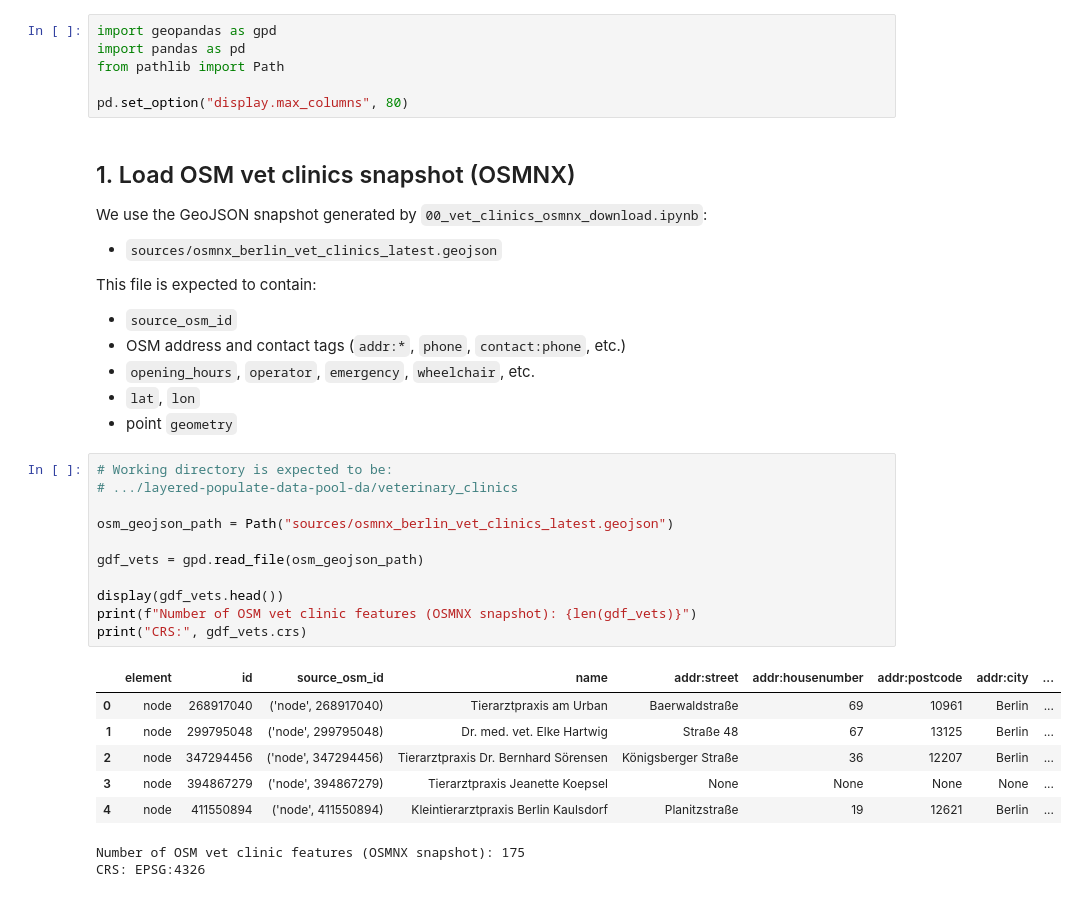
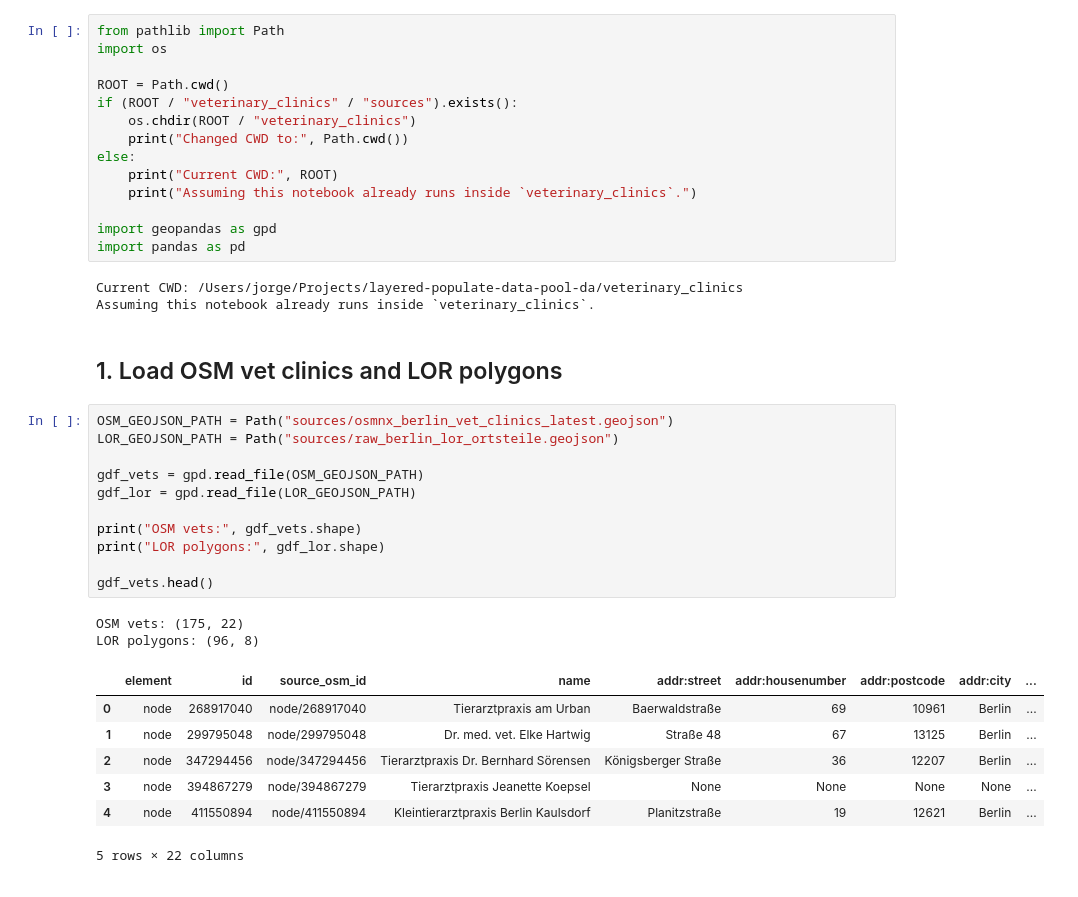
Before and after one commit to Nigar1209/berlin-poi-osm-pipeline, a Jupyter notebook: veterinary_clinics/01_vet_clinics_osm_lor_join.ipynb, the cells around one changed output. Drawn from its saved outputs; the diff is of its cells as text.

```diff
--- a/veterinary_clinics/01_vet_clinics_osm_lor_join.ipynb
+++ b/veterinary_clinics/01_vet_clinics_osm_lor_join.ipynb
@@ -16,41 +13,41 @@ The output is an intermediate **v0 dataset** that:
 # %%
+from pathlib import Path
+import os
+
+ROOT = Path.cwd()
+if (ROOT / "veterinary_clinics" / "sources").exists():
+    os.chdir(ROOT / "veterinary_clinics")
+    print("Changed CWD to:", Path.cwd())
+else:
+    print("Current CWD:", ROOT)
+    print("Assuming this notebook already runs inside `veterinary_clinics`.")
+
 import geopandas as gpd
 import pandas as pd
-from pathlib import Path
-
-pd.set_option("display.max_columns", 80)
+# %% [output]
+Current CWD: /Users/jorge/Projects/layered-populate-data-pool-da/veterinary_clinics
+Assuming this notebook already runs inside `veterinary_clinics`.
 # %% [markdown]
-## 1. Load OSM vet clinics snapshot (OSMNX)
-
-We use the GeoJSON snapshot generated by
-`00_vet_clinics_osmnx_download.ipynb`:
-
-- `sources/osmnx_berlin_vet_clinics_latest.geojson`
-
-This file is expected to contain:
-- `source_osm_id`
-- OSM address and contact tags (`addr:*`, `phone`, `contact:phone`, etc.)
-- `opening_hours`, `operator`, `emergency`, `wheelchair`, etc.
-- `lat`, `lon`
-- point `geometry`
+## 1. Load OSM vet clinics and LOR polygons
 # %%
-# Working directory is expected to be:
-# .../layered-populate-data-pool-da/veterinary_clinics
+OSM_GEOJSON_PATH = Path("sources/osmnx_berlin_vet_clinics_latest.geojson")
+LOR_GEOJSON_PATH = Path("sources/raw_berlin_lor_ortsteile.geojson")
 
-osm_geojson_path = Path("sources/osmnx_berlin_vet_clinics_latest.geojson")
+gdf_vets = gpd.read_file(OSM_GEOJSON_PATH)
+gdf_lor = gpd.read_file(LOR_GEOJSON_PATH)
 
-gdf_vets = gpd.read_file(osm_geojson_path)
+print("OSM vets:", gdf_vets.shape)
+print("LOR polygons:", gdf_lor.shape)
 
-display(gdf_vets.head())
-print(f"Number of OSM vet clinic features (OSMNX snapshot): {len(gdf_vets)}")
-print("CRS:", gdf_vets.crs)
+gdf_vets.head()
 # %% [output]
+OSM vets: (175, 22)
+LOR polygons: (96, 8)
 |  | element | id | source_osm_id | name | addr:street | addr:housenumber | addr:postcode | addr:city | ... |
-| 0 | node | 268917040 | ('node', 268917040) | Tierarztpraxis am Urban | Baerwaldstraße | 69 | 10961 | Berlin | ... |
-| 1 | node | 299795048 | ('node', 299795048) | Dr. med. vet. Elke Hartwig | Straße 48 | 67 | 13125 | Berlin | ... |
-| 2 | node | 347294456 | ('node', 347294456) | Tierarztpraxis Dr. Bernhard Sörensen | Königsberger Straße | 36 | 12207 | Berlin | ... |
-| 3 | node | 394867279 | ('node', 394867279) | Tierarztpraxis Jeanette Koepsel | None | None | None | None | ... |
-| 4 | node | 411550894 | ('node', 411550894) | Kleintierarztpraxis Berlin Kaulsdorf | Planitzstraße | 19 | 12621 | Berlin | ... |
+| 0 | node | 268917040 | node/268917040 | Tierarztpraxis am Urban | Baerwaldstraße | 69 | 10961 | Berlin | ... |
+| 1 | node | 299795048 | node/299795048 | Dr. med. vet. Elke Hartwig | Straße 48 | 67 | 13125 | Berlin | ... |
+| 2 | node | 347294456 | node/347294456 | Tierarztpraxis Dr. Bernhard Sörensen | Königsberger Straße | 36 | 12207 | Berlin | ... |
+| 3 | node | 394867279 | node/394867279 | Tierarztpraxis Jeanette Koepsel | None | None | None | None | ... |
+| 4 | node | 411550894 | node/411550894 | Kleintierarztpraxis Berlin Kaulsdorf | Planitzstraße | 19 | 12621 | Berlin | ... |
-Number of OSM vet clinic features (OSMNX snapshot): 175
-CRS: EPSG:4326
+5 rows × 22 columns
 # %% [markdown]
```
Also changed, not shown: parts of 13 cells of this notebook, 6 other files.
